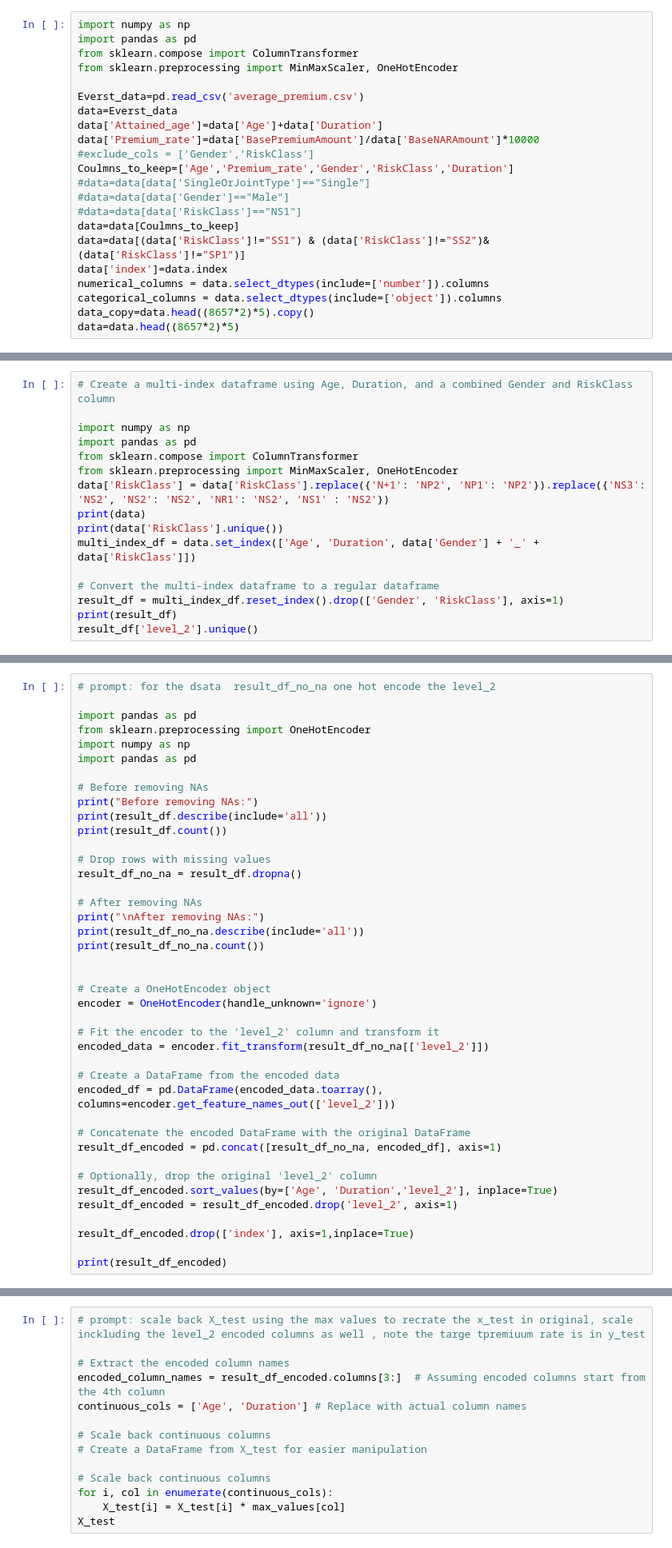
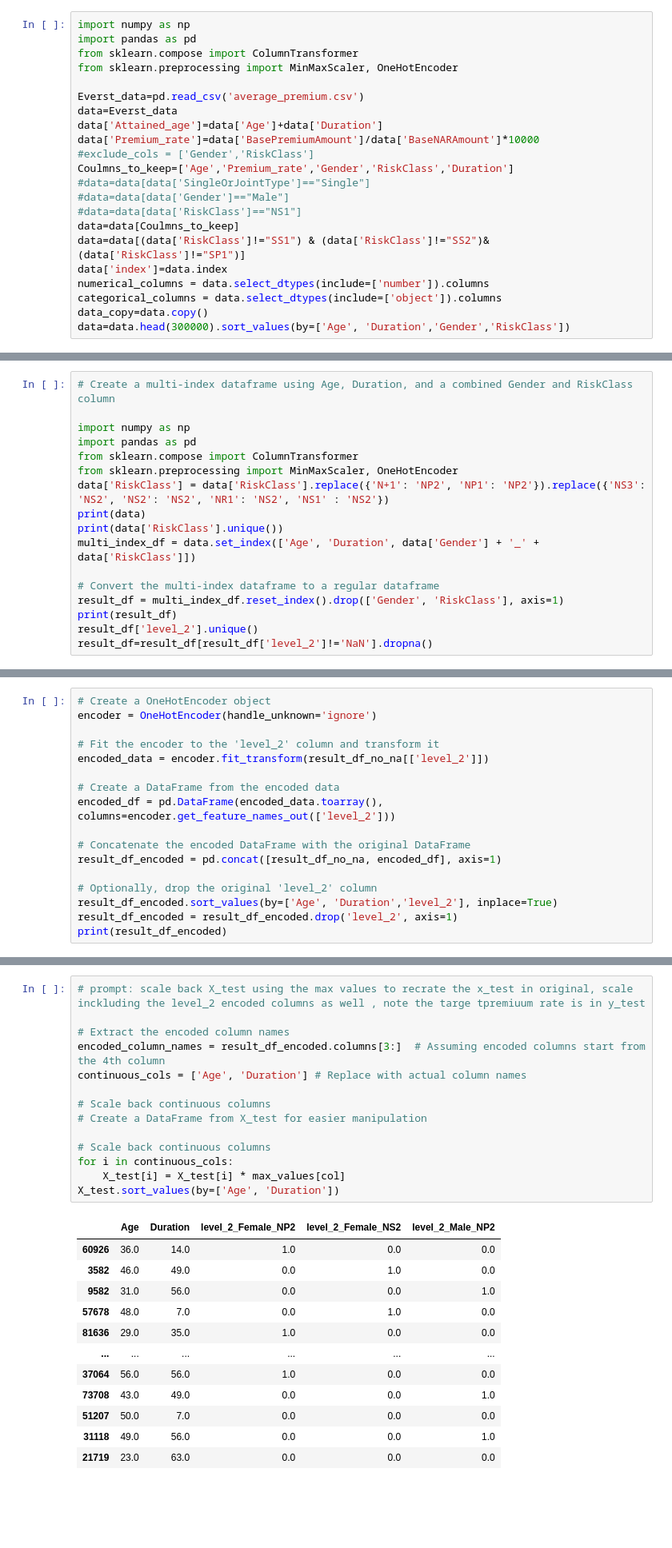
Before and after one commit to Dhaneshkp/creditCardDefaulters, a Jupyter notebook: TensorFlow_LSTM.ipynb, the cells around one changed output, grey strips where cells are left out. Shown: that part at 80% size. Drawn from its saved outputs; the diff is of its cells as text; blank space fills up the shorter version.

```diff
--- a/TensorFlow_LSTM.ipynb
+++ b/TensorFlow_LSTM.ipynb
@@ -20,8 +20,8 @@ data=data[(data['RiskClass']!="SS1") & (data['RiskClass']!="SS2")& (data['RiskCl
 data['index']=data.index
 numerical_columns = data.select_dtypes(include=['number']).columns
 categorical_columns = data.select_dtypes(include=['object']).columns
-data_copy=data.head((8657*2)*5).copy()
-data=data.head((8657*2)*5)
+data_copy=data.copy()
+data=data.head(300000).sort_values(by=['Age', 'Duration','Gender','RiskClass'])
 # %% [output]
 A value is trying to be set on a copy of a slice from a DataFrame.
 Try using .loc[row_indexer,col_indexer] = value instead
@@ -44,4 +44,5 @@ multi_index_df = data.set_index(['Age', 'Duration', data['Gender'] + '_' + data[
 result_df = multi_index_df.reset_index().drop(['Gender', 'RiskClass'], axis=1)
 print(result_df)
 result_df['level_2'].unique()
+result_df=result_df[result_df['level_2']!='NaN'].dropna()
 # %% [output]
@@ -66,25 +145,4 @@ array(['Female_NP2', 'Male_NP2', 'Female_NS2', 'Male_NS2'], dtype=object)
 # %%
-# prompt: for the dsata  result_df_no_na one hot encode the level_2
-
-import pandas as pd
-from sklearn.preprocessing import OneHotEncoder
-import numpy as np
-import pandas as pd
-
-# Before removing NAs
-print("Before removing NAs:")
-print(result_df.describe(include='all'))
-print(result_df.count())
-
-# Drop rows with missing values
-result_df_no_na = result_df.dropna()
-
-# After removing NAs
-print("\nAfter removing NAs:")
-print(result_df_no_na.describe(include='all'))
-print(result_df_no_na.count())
-
-
 # Create a OneHotEncoder object
 encoder = OneHotEncoder(handle_unknown='ignore')
 
@@ -100,7 +158,4 @@ result_df_encoded = pd.concat([result_df_no_na, encoded_df], axis=1)
 # Optionally, drop the original 'level_2' column
 result_df_encoded.sort_values(by=['Age', 'Duration','level_2'], inplace=True)
 result_df_encoded = result_df_encoded.drop('level_2', axis=1)
-
-result_df_encoded.drop(['index'], axis=1,inplace=True)
-
 print(result_df_encoded)
@@ -263,15 +301,27 @@ Best MSE: 7.601820647753138e-05
 # %%
 # prompt: scale back X_test using the max values to recrate the x_test in original, scale inckluding the level_2 encoded columns as well , note the targe tpremiuum rate is in y_test
 
 # Extract the encoded column names
 encoded_column_names = result_df_encoded.columns[3:]  # Assuming encoded columns start from the 4th column
 continuous_cols = ['Age', 'Duration'] # Replace with actual column names
 
 # Scale back continuous columns
 # Create a DataFrame from X_test for easier manipulation
 
 # Scale back continuous columns
-for i, col in enumerate(continuous_cols):
+for i in continuous_cols:
     X_test[i] = X_test[i] * max_values[col]
-X_test
+X_test.sort_values(by=['Age', 'Duration'])
 # %% [output]
+|  | Age | Duration | level_2_Female_NP2 | level_2_Female_NS2 | level_2_Male_NP2 |
+| 60926 | 36.0 | 14.0 | 1.0 | 0.0 | 0.0 |
+| 3582 | 46.0 | 49.0 | 0.0 | 1.0 | 0.0 |
+| 9582 | 31.0 | 56.0 | 0.0 | 0.0 | 1.0 |
+| 57678 | 48.0 | 7.0 | 0.0 | 1.0 | 0.0 |
+| 81636 | 29.0 | 35.0 | 1.0 | 0.0 | 0.0 |
+| ... | ... | ... | ... | ... | ... |
+| 37064 | 56.0 | 56.0 | 1.0 | 0.0 | 0.0 |
+| 73708 | 43.0 | 49.0 | 0.0 | 0.0 | 1.0 |
+| 51207 | 50.0 | 7.0 | 0.0 | 0.0 | 0.0 |
+| 31118 | 49.0 | 56.0 | 0.0 | 0.0 | 1.0 |
+| 21719 | 23.0 | 63.0 | 0.0 | 0.0 | 0.0 |
```
Also changed, not shown: parts of 12 cells of this notebook.
